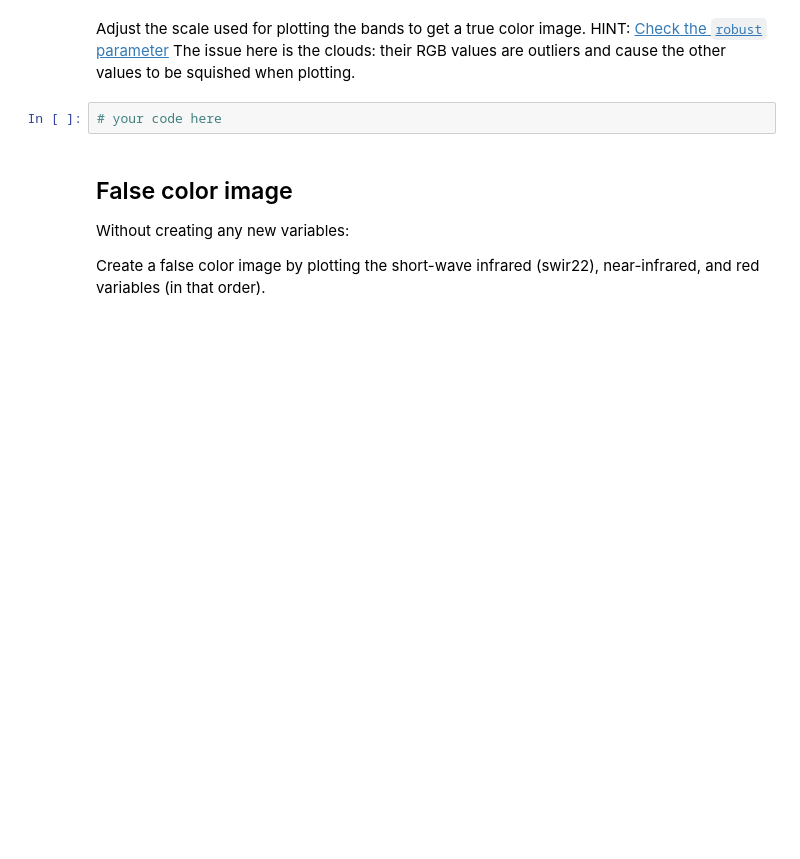
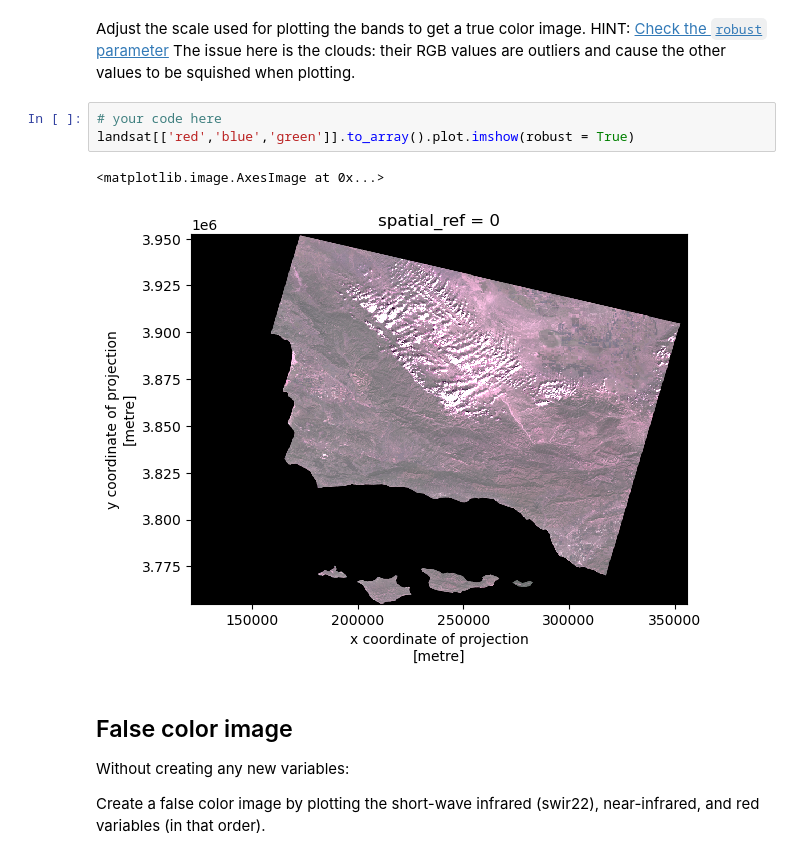
Before and after one commit to lchenhub/eds220-hwk-4, a Jupyter notebook: hwk4-task2-false-color.ipynb, the cells around one changed output. Saved outputs shown, nothing was run; the diff lists cells and outputs as text; blank space fills up the shorter version.

```diff
--- a/hwk4-task2-false-color.ipynb
+++ b/hwk4-task2-false-color.ipynb
@@ -165,6 +171,10 @@ HINT: [Check the `robust` parameter](https://matplotlib.org/stable/api/_as_gen/m
 The issue here is the clouds: their RGB values are outliers and cause the other values to be squished when plotting.
 # %%
 # your code here
+landsat[['red','blue','green']].to_array().plot.imshow(robust = True)
+# %% [output]
+<matplotlib.image.AxesImage at 0x...>
+[figure, added]
 # %% [markdown]
 ## False color image
 Without creating any new variables:
```
Also changed, not shown: parts of 5 cells of this notebook, 1 other file.
